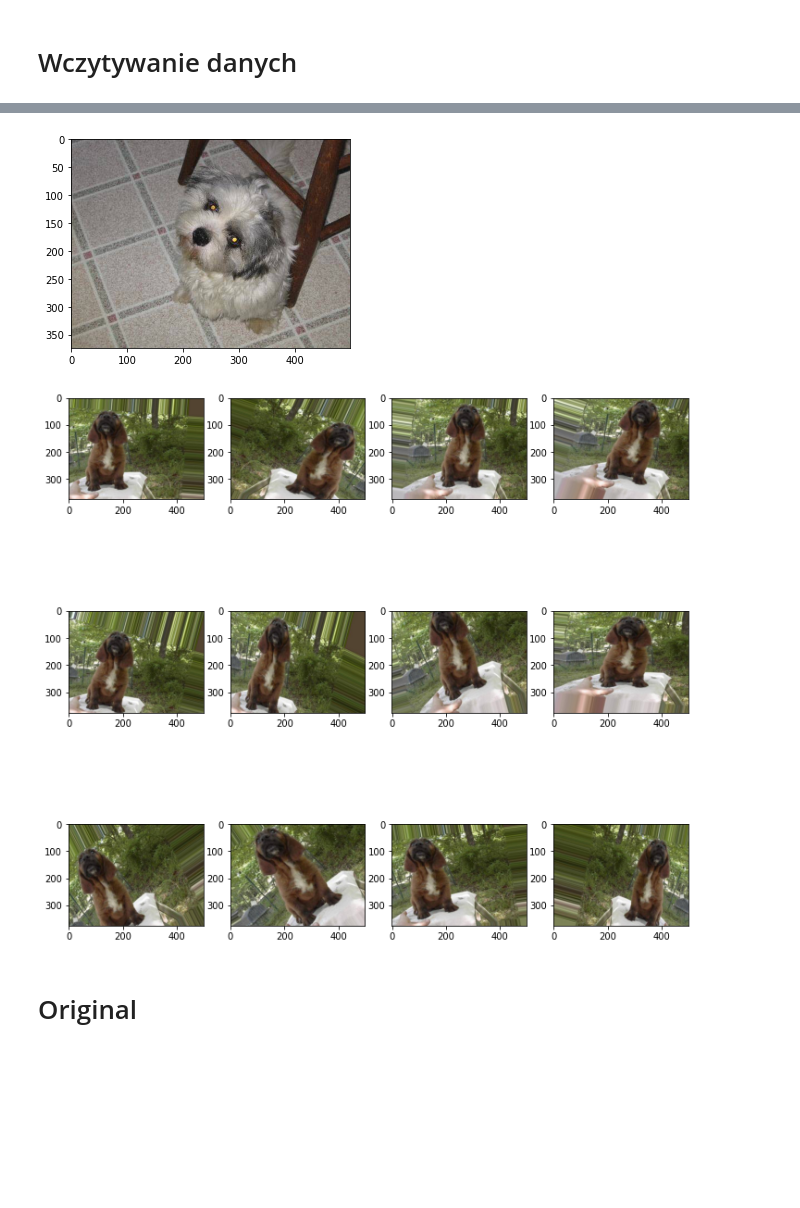
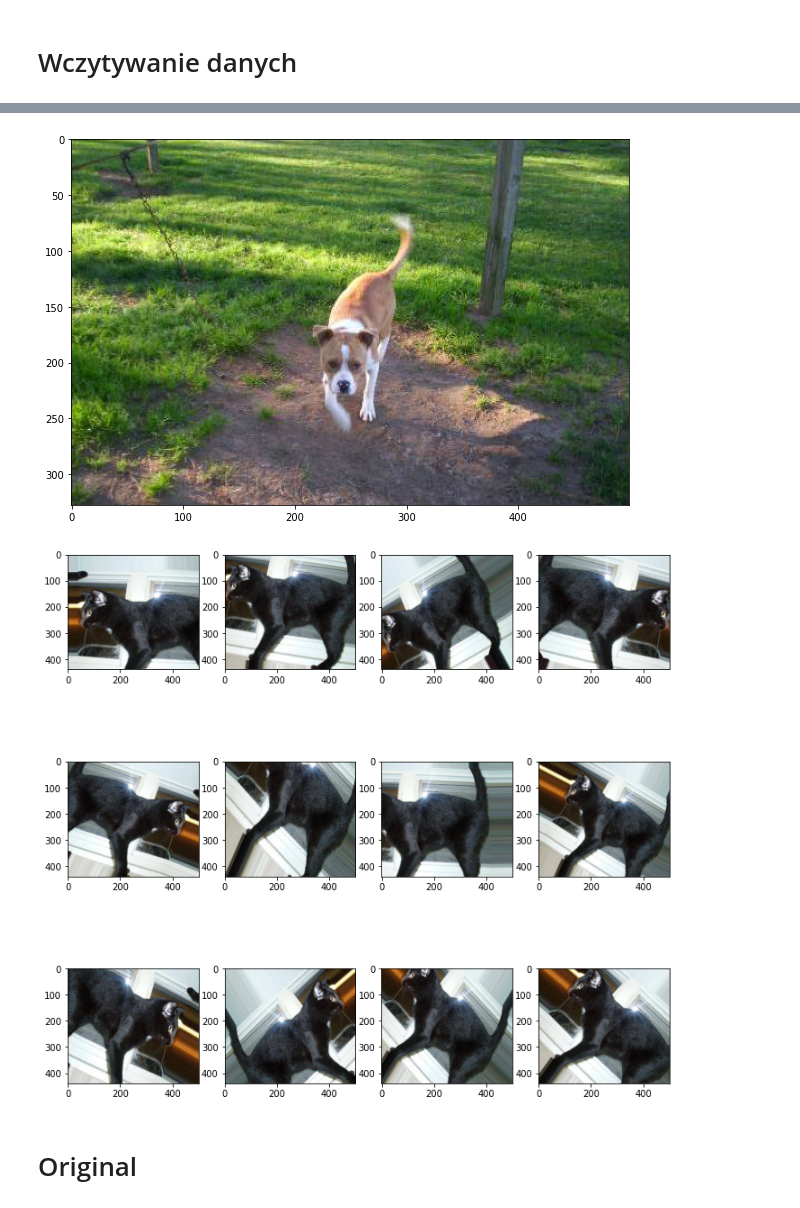
Before and after one commit to MacApos/Google-Colab, a Jupyter notebook: Test1.ipynb, the cells around one changed output, grey strips where cells are left out. Saved outputs shown, nothing was run; the diff lists cells and outputs as text; code cells hidden in the pictures; blank space fills up the shorter version.

```diff
--- a/Test1.ipynb
+++ b/Test1.ipynb
@@ -96,18 +97,18 @@ for fname in fnames:
 # %%
 def img_load(animal, index):
     if animal == 'cat':
         img_path = train_dir_cats + '/' + 'cat.' + str(index) + '.jpg'
     elif animal == 'dog':
         img_path = train_dir_dogs + '/' + 'dog.' + str(index) + '.jpg'
     img = image.load_img(img_path)
-    plt.figure(figsize=(5, 5))
+    plt.figure(figsize=(10, 8))
     plt.imshow(img)
     plt.grid(False)
     plt.show()
 
-img_load('dog', 78)
+img_load('dog', 88)
 # %% [output]
-[figure, old version]
+[figure, new version]
 # %%
 datagen = ImageDataGenerator(
         rotation_range=40,
@@ -131,7 +132,8 @@ def display_augmented_data(animal, index):
     x = img_to_array(img)
     x = x.reshape((1,) + x.shape)
     i = 0
-    for batch in datagen.flow(x, batch_size=1, save_to_dir=preview, save_prefix=animal, save_format='jpg'):
+    for batch in datagen.flow(x, batch_size=1, save_to_dir=preview,
+                              save_prefix=animal, save_format='jpg'):
          i += 1
          if i % 12 == 0:
              break
@@ -144,9 +146,9 @@ def display_augmented_data(animal, index):
     plt.show()
 
 
-display_augmented_data('dog', 5)
+display_augmented_data('cat', 290)
 # %% [output]
-[figure, old version]
+[figure, new version]
 # %% [markdown]
 # Original
 # %%
```
Also changed, not shown: parts of 24 cells of this notebook.
